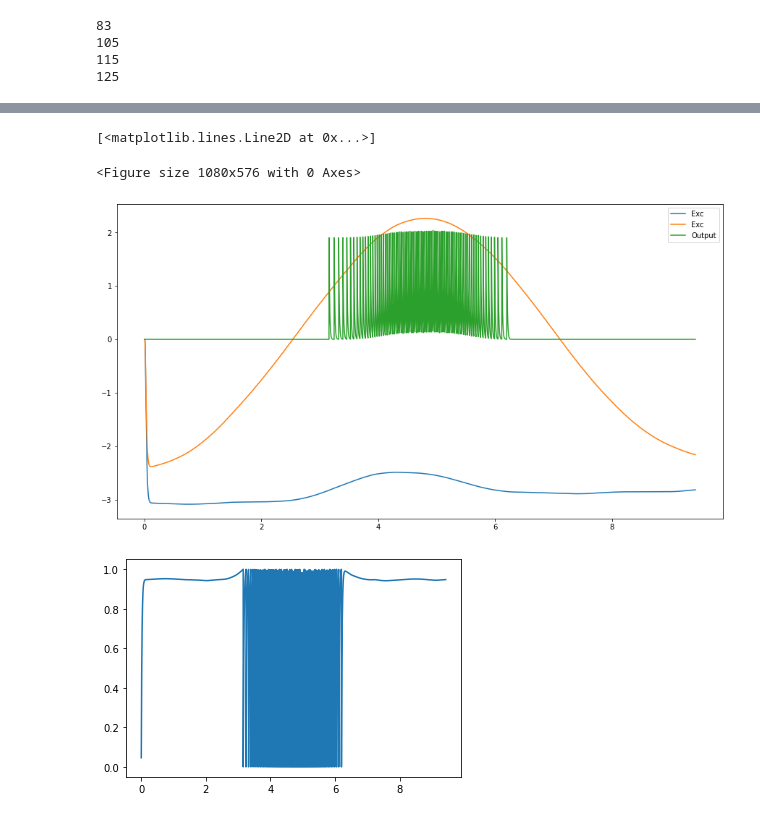
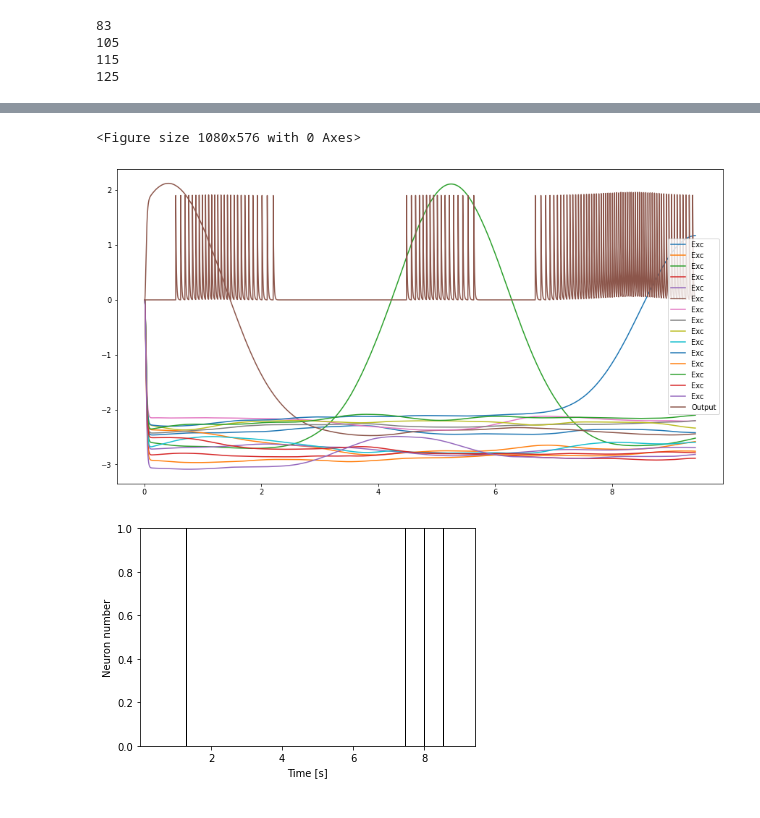
Before and after one commit to iraikov/nengo_maze_env, a Jupyter notebook: notebooks/Spatial Receptive Fields.ipynb, the cells around one changed output, grey strips where cells are left out. Drawn from its saved outputs; the diff is of its cells as text; code cells hidden in the pictures.

```diff
--- a/notebooks/Spatial Receptive Fields.ipynb
+++ b/notebooks/Spatial Receptive Fields.ipynb
@@ -270,7 +278,7 @@ basic_srf_model = make_basic_srf_model(5000, network_weights, network_encoders)
 with basic_srf_model:
         Exc_probe = nengo.Probe(basic_srf_model.Exc, synapse=0.01)
         Output_probe = nengo.Probe(basic_srf_model.Output, synapse=0.01)
-        Output_v_probe = nengo.Probe(basic_srf_model.Output.neurons, 'voltage')
+        Output_spikes_probe = nengo.Probe(basic_srf_model.Output.neurons, 'spikes')
 
 with nengo.Simulator(basic_srf_model) as sim:
         sim.run(np.max(trj_t))
@@ -280,14 +288,18 @@ with nengo.Simulator(basic_srf_model) as sim:
 # %%
 plt.figure(figsize=(15,8))
 plt.figure(figsize=(15,8))
-plt.plot(sim.trange(), sim.data[Exc_probe][:,104:106], label='Exc')
+plt.plot(sim.trange(), sim.data[Exc_probe][:,90:105], label='Exc')
 plt.plot(sim.trange(), sim.data[Output_probe], label='Output')
 plt.legend();
-
-plt.figure()
-plt.plot(sim.trange(), sim.data[Output_v_probe], label='Output v')
 # %% [output]
-[<matplotlib.lines.Line2D at 0x...>]
+<Figure size 1080x576 with 0 Axes>
-<Figure size 1080x576 with 0 Axes>
-[figure, old version]
+[figure, new version]
-[figure, removed]
+# %%
+from nengo_extras.plot_spikes import (
+    cluster, merge, plot_spikes, preprocess_spikes, sample_by_variance)
+
+plot_spikes(sim.trange(), sim.data[Output_spikes_probe])
+plt.xlabel("Time [s]");
+plt.ylabel("Neuron number");
+# %% [output]
+[figure, added]
```
Also changed, not shown: parts of 6 cells of this notebook.
